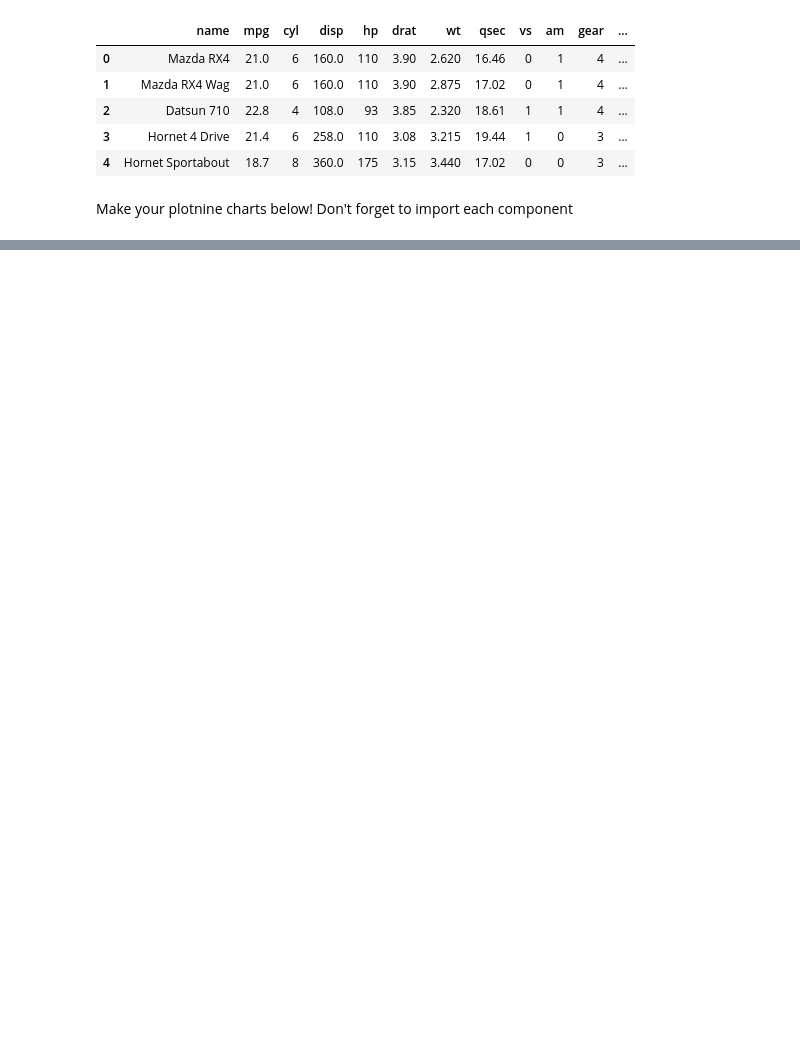
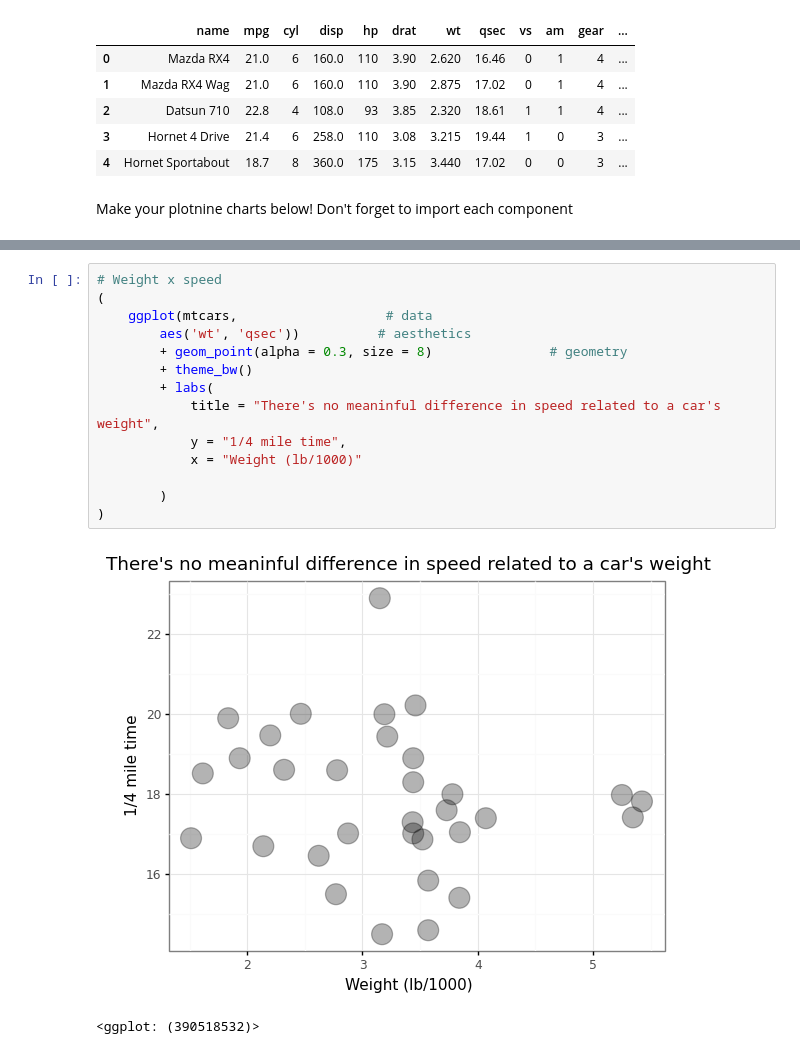
Before and after one commit to luizftoledo/learning-plotnine-luizftoledo-main, a Jupyter notebook: scratchpad.ipynb, the cells around one changed output, grey strips where cells are left out. Drawn from its saved outputs; the diff is of its cells as text; blank space fills up the shorter version.

```diff
--- a/scratchpad.ipynb
+++ b/scratchpad.ipynb
@@ -18,0 +165,17 @@ Make your plotnine charts below! Don't forget to import each component
+# %%
+# Weight x speed
+(
+    ggplot(mtcars,                   # data
+        aes('wt', 'qsec'))          # aesthetics
+        + geom_point(alpha = 0.3, size = 8)               # geometry
+        + theme_bw()
+        + labs(
+            title = "There's no meaninful difference in speed related to a car's weight",
+            y = "1/4 mile time",
+            x = "Weight (lb/1000)"
+
+        )
+)
+# %% [output]
+[figure, added]
+<ggplot: (390518532)>
```
Also changed, not shown: parts of 14 cells of this notebook, 1 other file.
